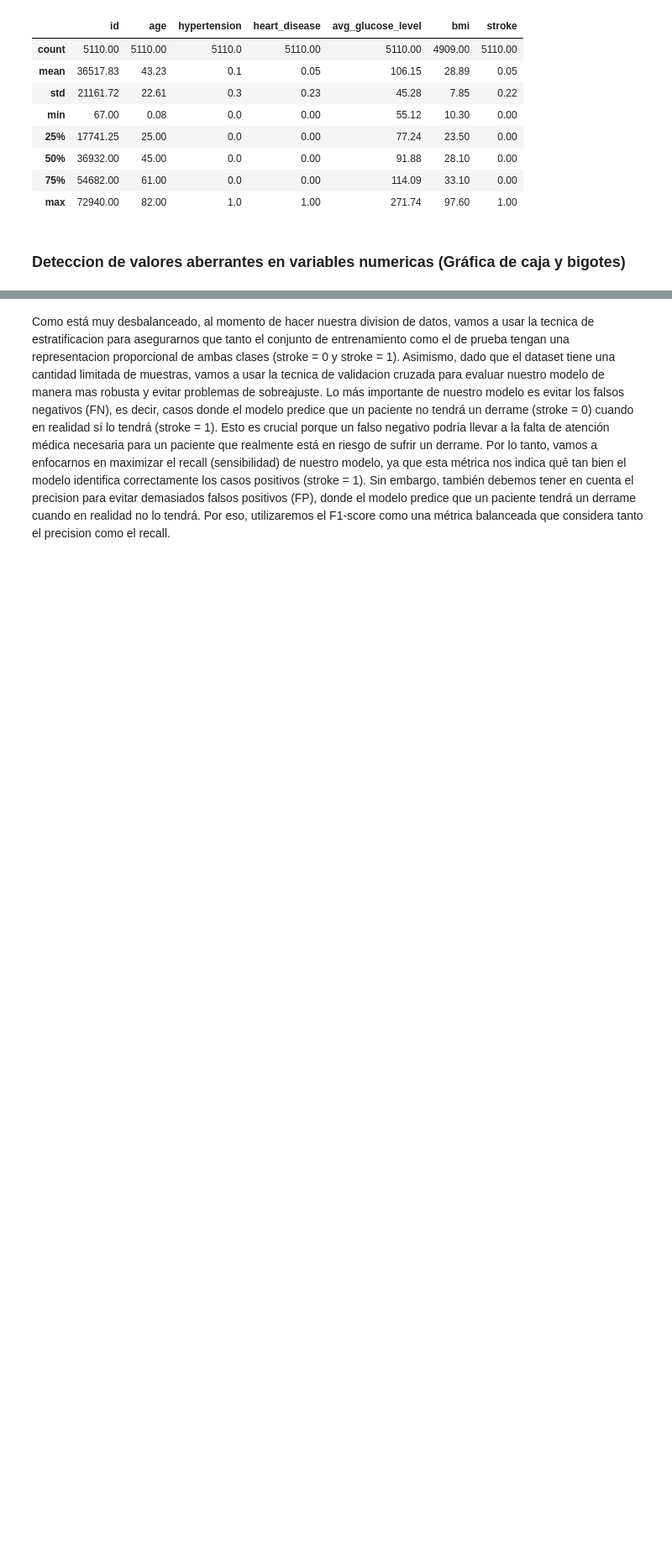
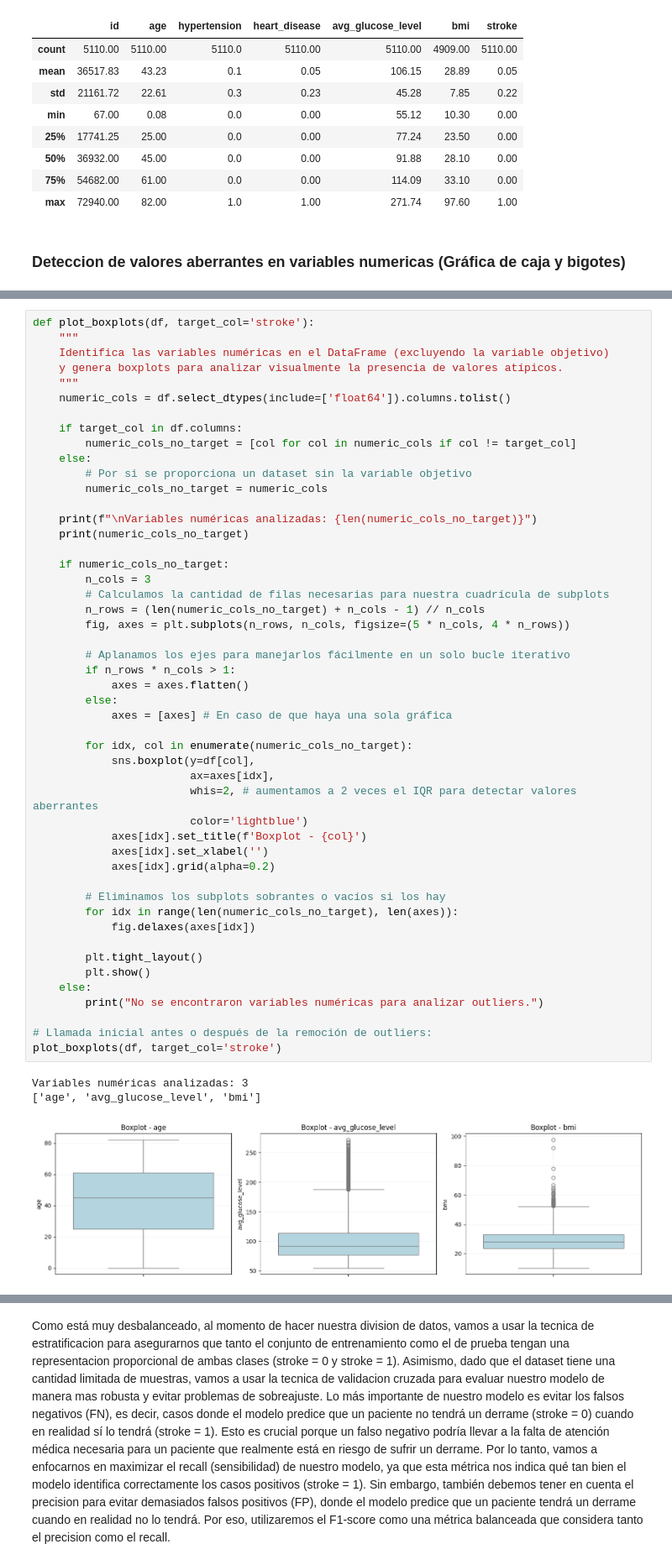
Before and after one commit to Alfonzo1114/Progetto_ML, a Jupyter notebook: ML_v1.3.ipynb, the cells around one changed output, grey strips where cells are left out. Shown at 84% size. Cells and saved outputs as stored; diff of their text form; blank space fills up the shorter version.

```diff
--- a/ML_v1.3.ipynb
+++ b/ML_v1.3.ipynb
@@ -100,0 +101,53 @@ Variables numericas analizadas: 3
+# %%
+def plot_boxplots(df, target_col='stroke'):
+    """
+    Identifica las variables numéricas en el DataFrame (excluyendo la variable objetivo)
+    y genera boxplots para analizar visualmente la presencia de valores atípicos.
+    """
+    numeric_cols = df.select_dtypes(include=['float64']).columns.tolist()
+
+    if target_col in df.columns:
+        numeric_cols_no_target = [col for col in numeric_cols if col != target_col]
+    else:
+        # Por si se proporciona un dataset sin la variable objetivo
+        numeric_cols_no_target = numeric_cols
+
+    print(f"\nVariables numéricas analizadas: {len(numeric_cols_no_target)}")
+    print(numeric_cols_no_target)
+
+    if numeric_cols_no_target:
+        n_cols = 3
+        # Calculamos la cantidad de filas necesarias para nuestra cuadrícula de subplots
+        n_rows = (len(numeric_cols_no_target) + n_cols - 1) // n_cols
+        fig, axes = plt.subplots(n_rows, n_cols, figsize=(5 * n_cols, 4 * n_rows))
+
+        # Aplanamos los ejes para manejarlos fácilmente en un solo bucle iterativo
+        if n_rows * n_cols > 1:
+            axes = axes.flatten()
+        else:
+            axes = [axes] # En caso de que haya una sola gráfica
+
+        for idx, col in enumerate(numeric_cols_no_target):
+            sns.boxplot(y=df[col],
+                        ax=axes[idx],
+                        whis=2, # aumentamos a 2 veces el IQR para detectar valores aberrantes
+                        color='lightblue')
+            axes[idx].set_title(f'Boxplot - {col}')
+            axes[idx].set_xlabel('')
+            axes[idx].grid(alpha=0.2)
+
+        # Eliminamos los subplots sobrantes o vacíos si los hay
+        for idx in range(len(numeric_cols_no_target), len(axes)):
+            fig.delaxes(axes[idx])
+
+        plt.tight_layout()
+        plt.show()
+    else:
+        print("No se encontraron variables numéricas para analizar outliers.")
+
+# Llamada inicial antes o después de la remoción de outliers:
+plot_boxplots(df, target_col='stroke')
+# %% [output]
+Variables numéricas analizadas: 3
+['age', 'avg_glucose_level', 'bmi']
+[figure, added]
```
Also changed, not shown: parts of 9 cells of this notebook, 5 other files.
